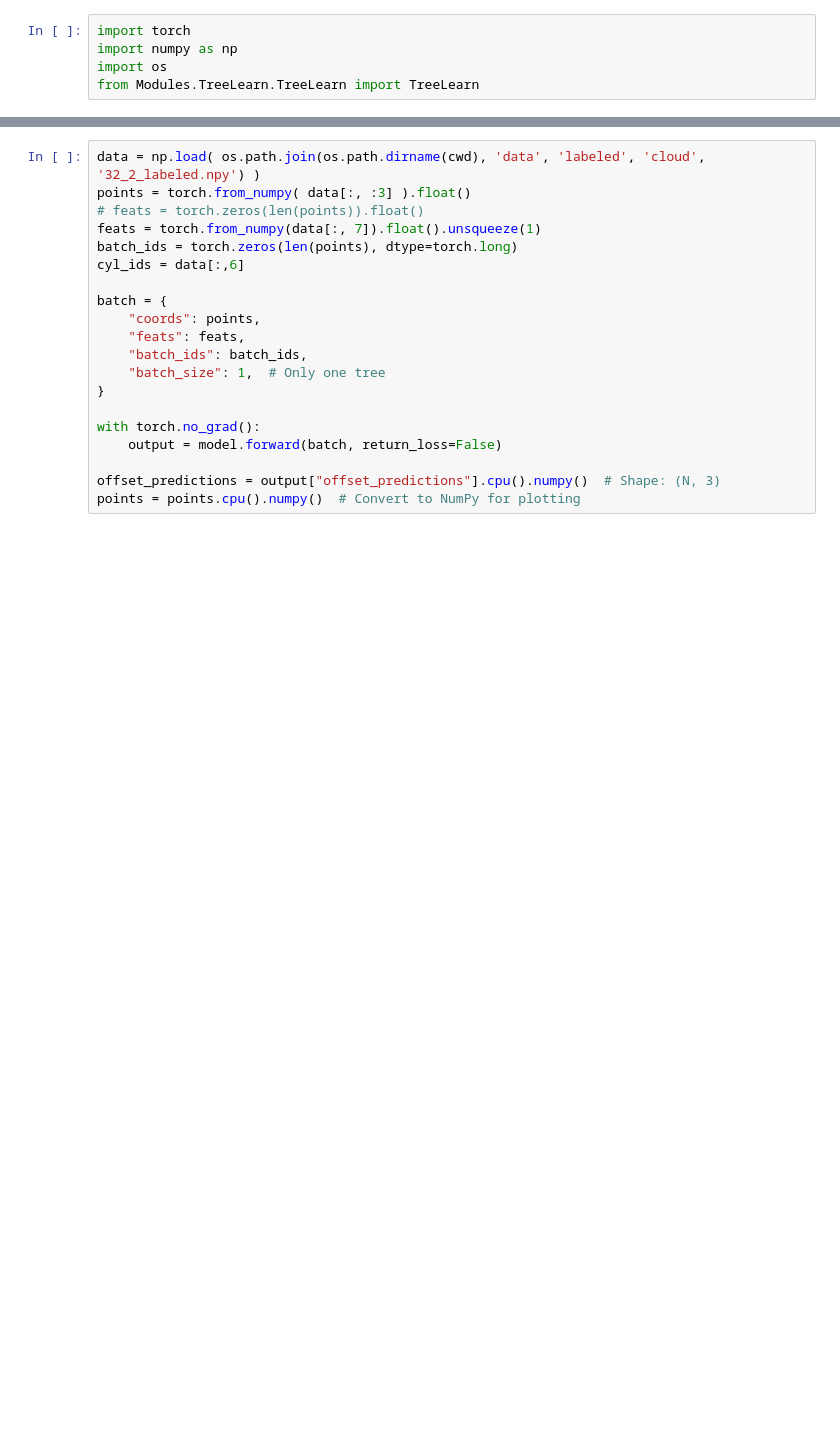
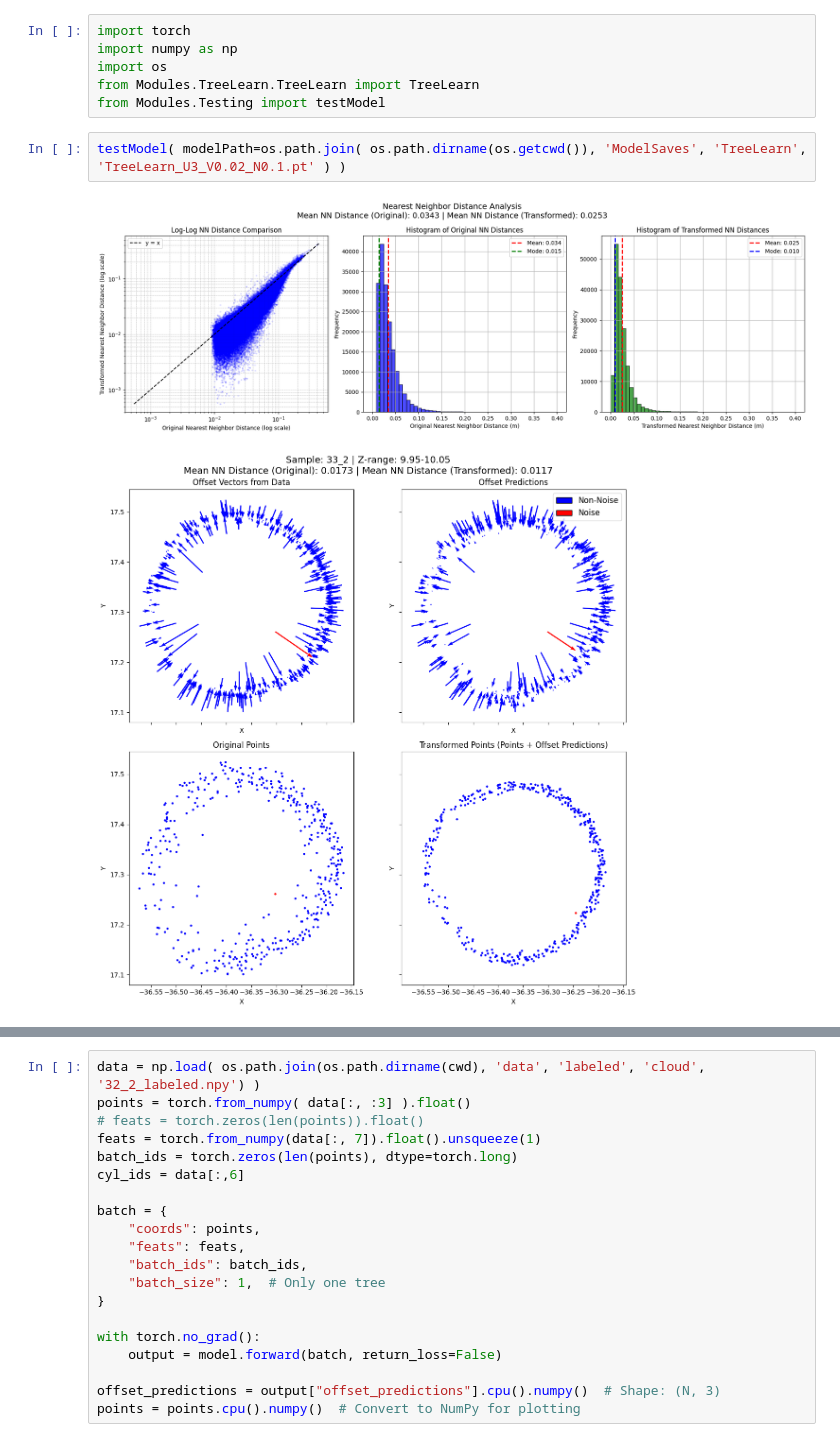
Before and after one commit to RobinDanek/Extracting-Tree-Morphology-From-Point-Clouds, a Jupyter notebook: TestingScripts/test_TreeLearn.ipynb, the cells around one changed output, grey strips where cells are left out. Cells and saved outputs as stored; diff of their text form; blank space fills up the shorter version.

Commit message:
Further Testing Functionality

```diff
--- a/TestingScripts/test_TreeLearn.ipynb
+++ b/TestingScripts/test_TreeLearn.ipynb
@@ -3,3 +3,9 @@ import torch
 import numpy as np
 import os
 from Modules.TreeLearn.TreeLearn import TreeLearn
+from Modules.Testing import testModel
+# %%
+testModel( modelPath=os.path.join( os.path.dirname(os.getcwd()), 'ModelSaves', 'TreeLearn', 'TreeLearn_U3_V0.02_N0.1.pt' ) )
+# %% [output]
+[figure, added]
+[figure, added]
```
Also changed, not shown: parts of 6 cells of this notebook, 1 other file.
